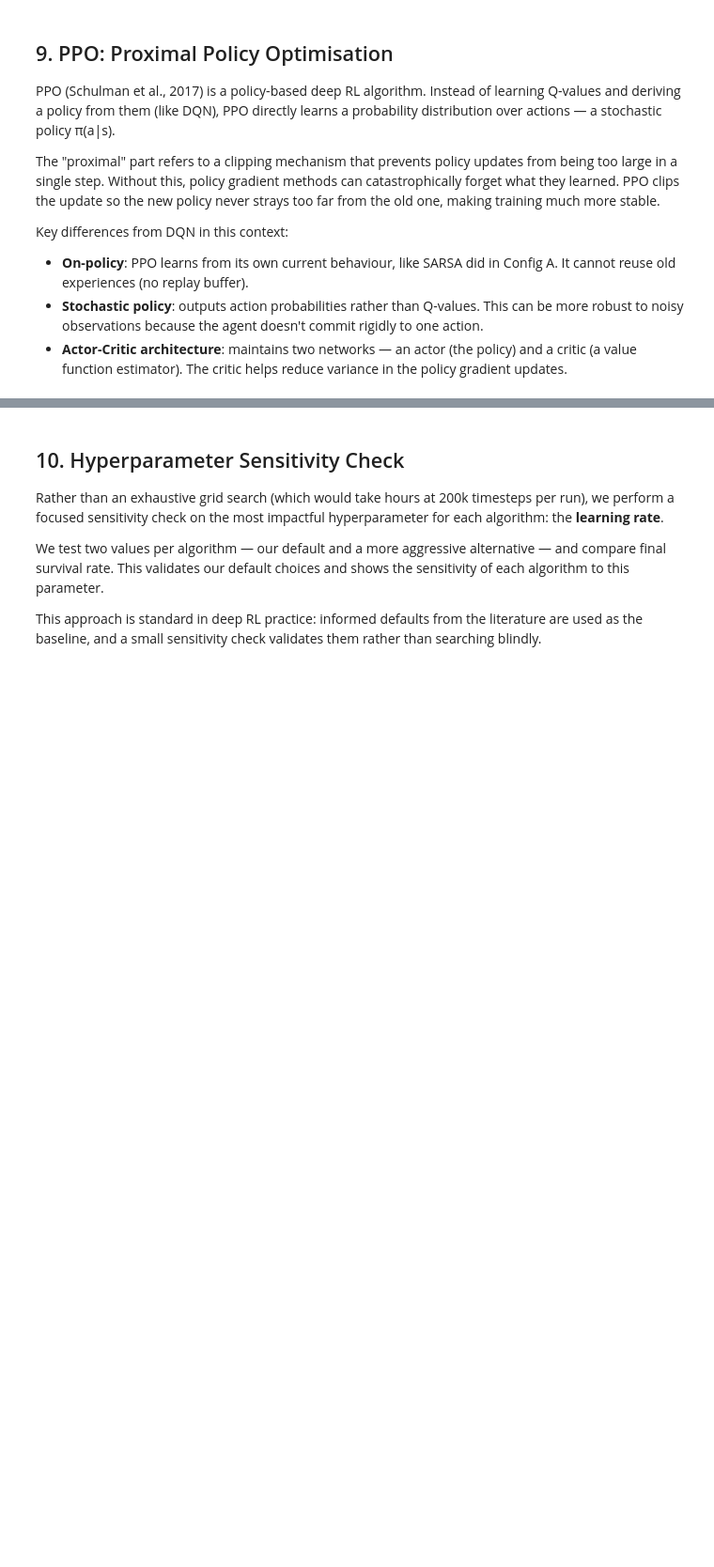
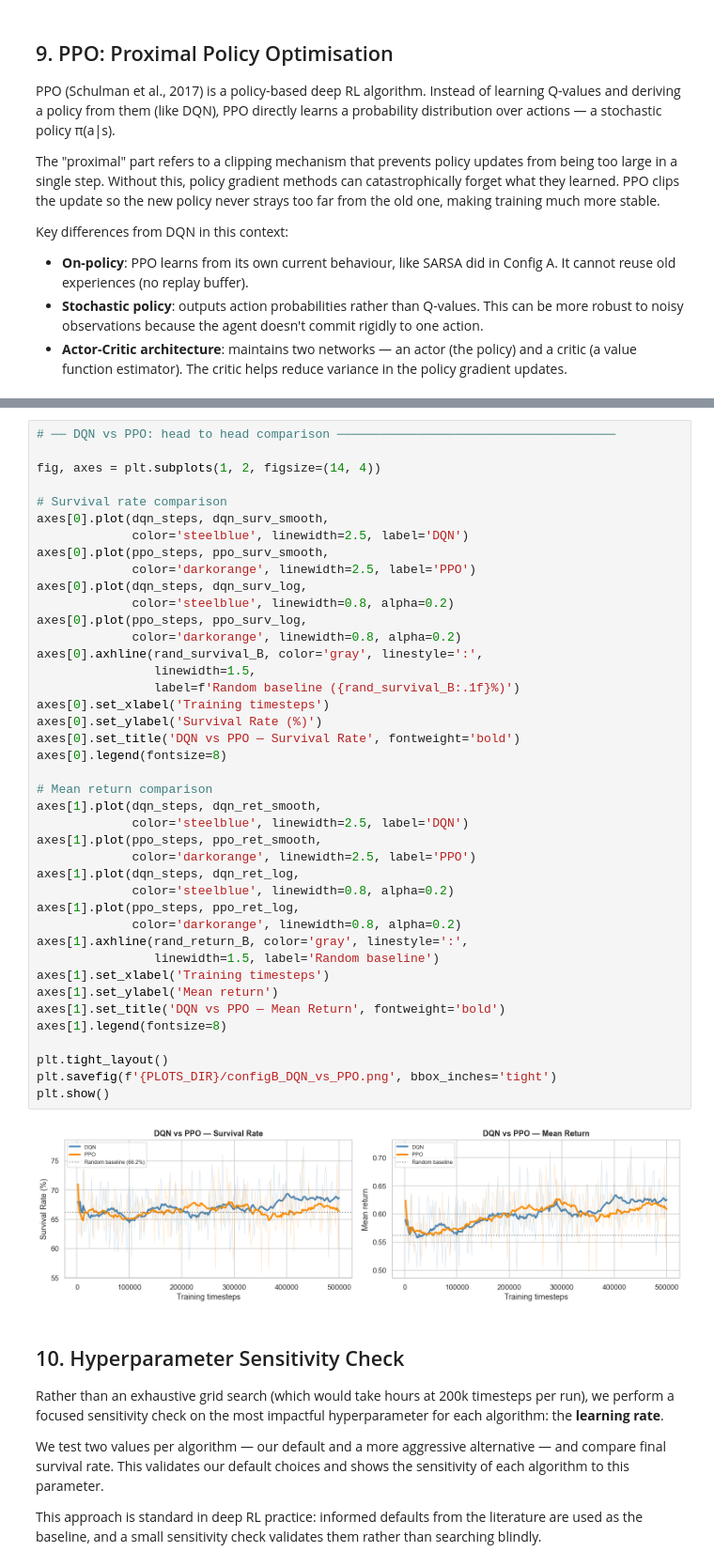
Before and after one commit to martaribeiro11/Reinforcement-Learning, a Jupyter notebook: RL Project Code/sepsis_project - Students Version/rl_sepsis_v4.ipynb, the cells around one changed output, grey strips where cells are left out. Shown at 94% size. Cells and saved outputs as stored; diff of their text form; blank space fills up the shorter version.

```diff
--- a/RL Project Code/sepsis_project - Students Version/rl_sepsis_v4.ipynb
+++ b/RL Project Code/sepsis_project - Students Version/rl_sepsis_v4.ipynb
@@ -1852,3 +1853,46 @@ plt.show()
+# %%
+# ── DQN vs PPO: head to head comparison ──────────────────────────────────────
+
+fig, axes = plt.subplots(1, 2, figsize=(14, 4))
+
+# Survival rate comparison
+axes[0].plot(dqn_steps, dqn_surv_smooth,
+             color='steelblue', linewidth=2.5, label='DQN')
+axes[0].plot(ppo_steps, ppo_surv_smooth,
+             color='darkorange', linewidth=2.5, label='PPO')
+axes[0].plot(dqn_steps, dqn_surv_log,
+             color='steelblue', linewidth=0.8, alpha=0.2)
+axes[0].plot(ppo_steps, ppo_surv_log,
+             color='darkorange', linewidth=0.8, alpha=0.2)
+axes[0].axhline(rand_survival_B, color='gray', linestyle=':',
+                linewidth=1.5,
+                label=f'Random baseline ({rand_survival_B:.1f}%)')
+axes[0].set_xlabel('Training timesteps')
+axes[0].set_ylabel('Survival Rate (%)')
+axes[0].set_title('DQN vs PPO — Survival Rate', fontweight='bold')
+axes[0].legend(fontsize=8)
+
+# Mean return comparison
+axes[1].plot(dqn_steps, dqn_ret_smooth,
+             color='steelblue', linewidth=2.5, label='DQN')
+axes[1].plot(ppo_steps, ppo_ret_smooth,
+             color='darkorange', linewidth=2.5, label='PPO')
+axes[1].plot(dqn_steps, dqn_ret_log,
+             color='steelblue', linewidth=0.8, alpha=0.2)
+axes[1].plot(ppo_steps, ppo_ret_log,
+             color='darkorange', linewidth=0.8, alpha=0.2)
+axes[1].axhline(rand_return_B, color='gray', linestyle=':',
+                linewidth=1.5, label='Random baseline')
+axes[1].set_xlabel('Training timesteps')
+axes[1].set_ylabel('Mean return')
+axes[1].set_title('DQN vs PPO — Mean Return', fontweight='bold')
+axes[1].legend(fontsize=8)
+
+plt.tight_layout()
+plt.savefig(f'{PLOTS_DIR}/configB_DQN_vs_PPO.png', bbox_inches='tight')
+plt.show()
+# %% [output]
+[figure, added]
 # %% [markdown]
 ## 10. Hyperparameter Sensitivity Check
 
```
Also changed, not shown: parts of 51 cells of this notebook, 23 other files.
